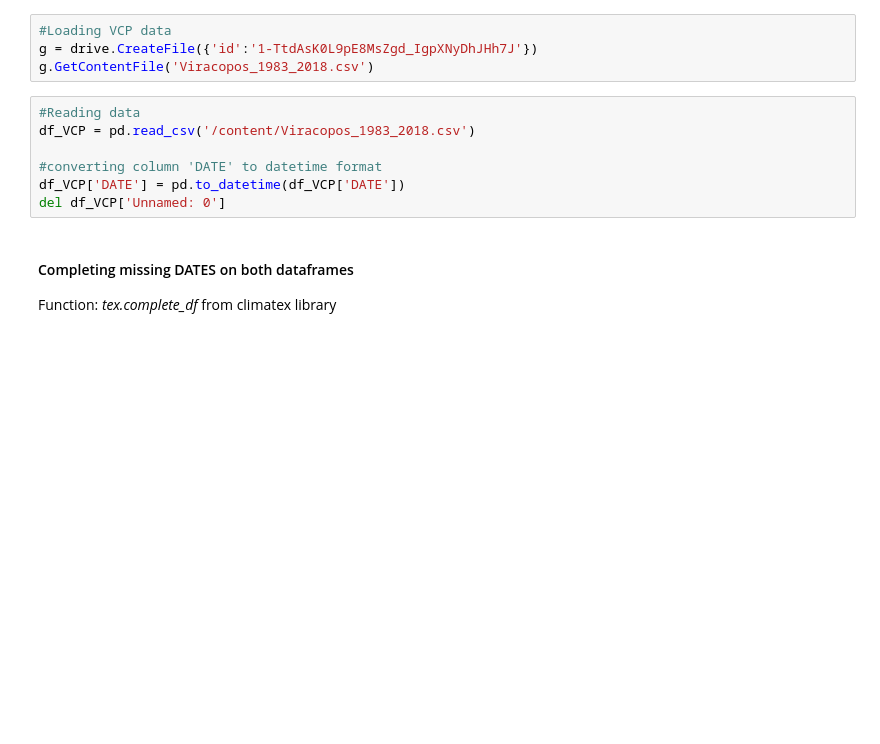
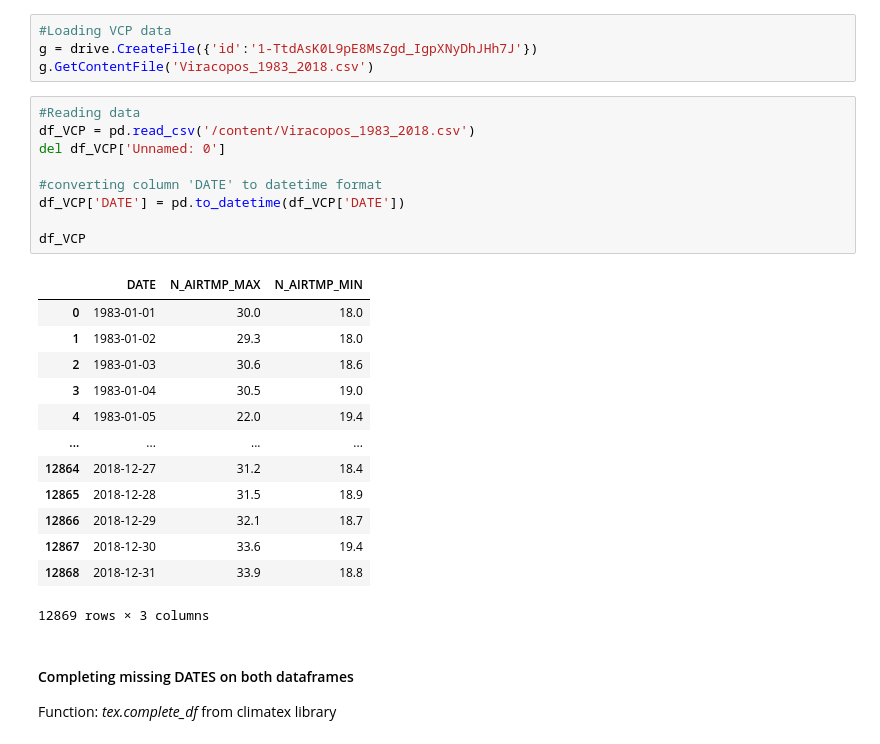
Before and after one commit to climate-and-health-datasci-Unicamp/py-climate-health-toolbox, a Jupyter notebook: examples/Comparison_IAC_VCP.ipynb, the cells around one changed output. Saved outputs shown, nothing was run; the diff lists cells and outputs as text; blank space fills up the shorter version.

```diff
--- a/examples/Comparison_IAC_VCP.ipynb
+++ b/examples/Comparison_IAC_VCP.ipynb
@@ -135,10 +141,26 @@ g.GetContentFile('Viracopos_1983_2018.csv')
 # %%
 #Reading data
 df_VCP = pd.read_csv('/content/Viracopos_1983_2018.csv')
+del df_VCP['Unnamed: 0']
 
 #converting column 'DATE' to datetime format
 df_VCP['DATE'] = pd.to_datetime(df_VCP['DATE'])
-del df_VCP['Unnamed: 0']
+
+df_VCP
+# %% [output]
+|  | DATE | N_AIRTMP_MAX | N_AIRTMP_MIN |
+| 0 | 1983-01-01 | 30.0 | 18.0 |
+| 1 | 1983-01-02 | 29.3 | 18.0 |
+| 2 | 1983-01-03 | 30.6 | 18.6 |
+| 3 | 1983-01-04 | 30.5 | 19.0 |
+| 4 | 1983-01-05 | 22.0 | 19.4 |
+| ... | ... | ... | ... |
+| 12864 | 2018-12-27 | 31.2 | 18.4 |
+| 12865 | 2018-12-28 | 31.5 | 18.9 |
+| 12866 | 2018-12-29 | 32.1 | 18.7 |
+| 12867 | 2018-12-30 | 33.6 | 19.4 |
+| 12868 | 2018-12-31 | 33.9 | 18.8 |
+12869 rows × 3 columns
 # %% [markdown]
 #### Completing missing DATES on both dataframes
 
```
Also changed, not shown: parts of 15 cells of this notebook.
